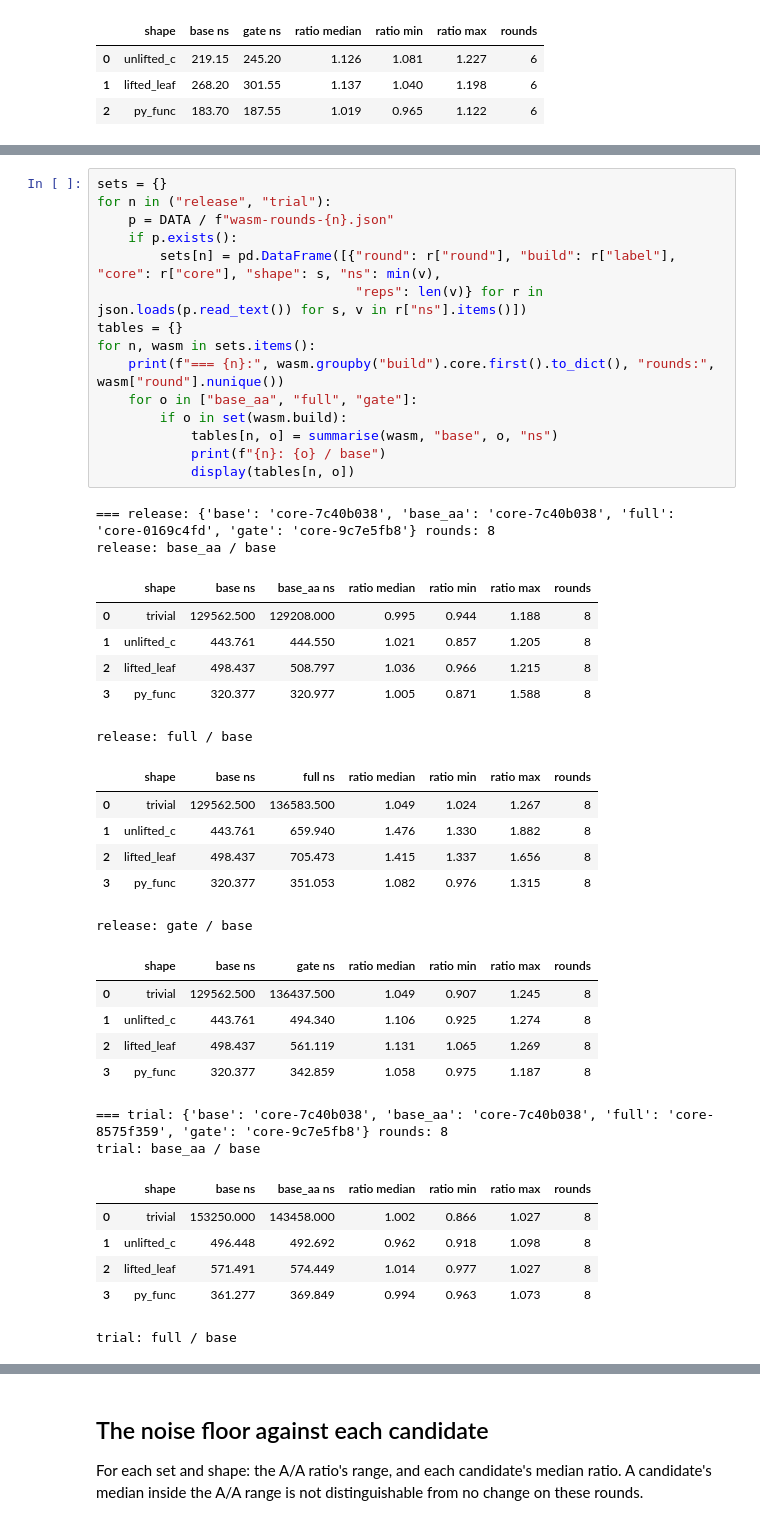
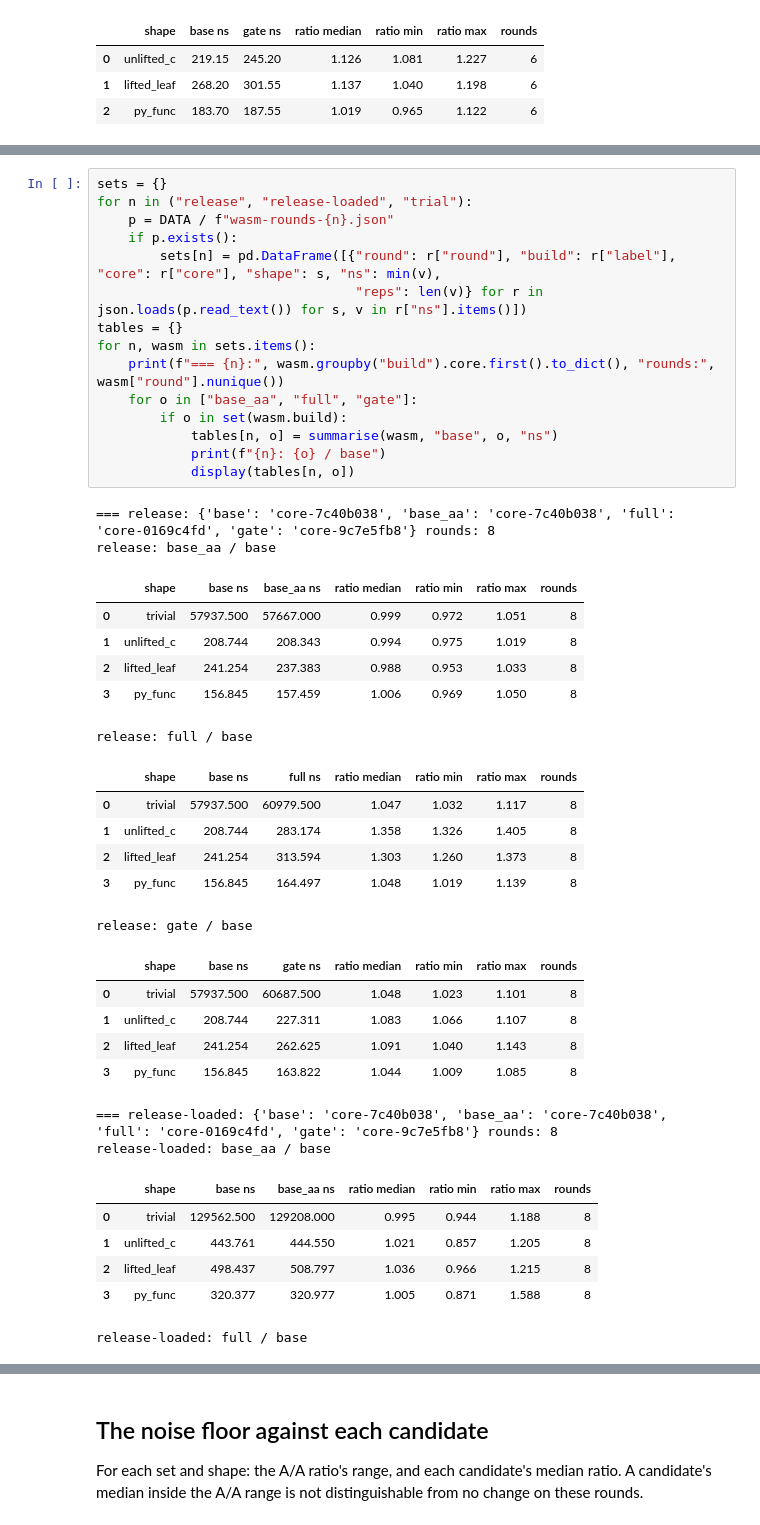
Before and after one commit to parawanderer/window-ml, a Jupyter notebook: notebooks/python-dialect/verify-cost/verify-cost.ipynb, the cells around one changed output, grey strips where cells are left out. Cells and saved outputs as stored; diff of their text form.

```diff
--- a/notebooks/python-dialect/verify-cost/verify-cost.ipynb
+++ b/notebooks/python-dialect/verify-cost/verify-cost.ipynb
@@ -72,44 +80,44 @@ same recipe. Each set is summarised on its own: rounds are paired only within a
 # %%
 sets = {}
-for n in ("release", "trial"):
+for n in ("release", "release-loaded", "trial"):
     p = DATA / f"wasm-rounds-{n}.json"
     if p.exists():
         sets[n] = pd.DataFrame([{"round": r["round"], "build": r["label"], "core": r["core"], "shape": s, "ns": min(v),
                                  "reps": len(v)} for r in json.loads(p.read_text()) for s, v in r["ns"].items()])
 tables = {}
 for n, wasm in sets.items():
     print(f"=== {n}:", wasm.groupby("build").core.first().to_dict(), "rounds:", wasm["round"].nunique())
     for o in ["base_aa", "full", "gate"]:
         if o in set(wasm.build):
             tables[n, o] = summarise(wasm, "base", o, "ns")
             print(f"{n}: {o} / base")
             display(tables[n, o])
 # %% [output]
 === release: {'base': 'core-7c40b038', 'base_aa': 'core-7c40b038', 'full': 'core-0169c4fd', 'gate': 'core-9c7e5fb8'} rounds: 8
 release: base_aa / base
 |  | shape | base ns | base_aa ns | ratio median | ratio min | ratio max | rounds |
-| 0 | trivial | 129562.500 | 129208.000 | 0.995 | 0.944 | 1.188 | 8 |
-| 1 | unlifted_c | 443.761 | 444.550 | 1.021 | 0.857 | 1.205 | 8 |
-| 2 | lifted_leaf | 498.437 | 508.797 | 1.036 | 0.966 | 1.215 | 8 |
-| 3 | py_func | 320.377 | 320.977 | 1.005 | 0.871 | 1.588 | 8 |
+| 0 | trivial | 57937.500 | 57667.000 | 0.999 | 0.972 | 1.051 | 8 |
+| 1 | unlifted_c | 208.744 | 208.343 | 0.994 | 0.975 | 1.019 | 8 |
+| 2 | lifted_leaf | 241.254 | 237.383 | 0.988 | 0.953 | 1.033 | 8 |
+| 3 | py_func | 156.845 | 157.459 | 1.006 | 0.969 | 1.050 | 8 |
 release: full / base
 |  | shape | base ns | full ns | ratio median | ratio min | ratio max | rounds |
-| 0 | trivial | 129562.500 | 136583.500 | 1.049 | 1.024 | 1.267 | 8 |
-| 1 | unlifted_c | 443.761 | 659.940 | 1.476 | 1.330 | 1.882 | 8 |
-| 2 | lifted_leaf | 498.437 | 705.473 | 1.415 | 1.337 | 1.656 | 8 |
-| 3 | py_func | 320.377 | 351.053 | 1.082 | 0.976 | 1.315 | 8 |
+| 0 | trivial | 57937.500 | 60979.500 | 1.047 | 1.032 | 1.117 | 8 |
+| 1 | unlifted_c | 208.744 | 283.174 | 1.358 | 1.326 | 1.405 | 8 |
+| 2 | lifted_leaf | 241.254 | 313.594 | 1.303 | 1.260 | 1.373 | 8 |
+| 3 | py_func | 156.845 | 164.497 | 1.048 | 1.019 | 1.139 | 8 |
 release: gate / base
 |  | shape | base ns | gate ns | ratio median | ratio min | ratio max | rounds |
-| 0 | trivial | 129562.500 | 136437.500 | 1.049 | 0.907 | 1.245 | 8 |
-| 1 | unlifted_c | 443.761 | 494.340 | 1.106 | 0.925 | 1.274 | 8 |
-| 2 | lifted_leaf | 498.437 | 561.119 | 1.131 | 1.065 | 1.269 | 8 |
-| 3 | py_func | 320.377 | 342.859 | 1.058 | 0.975 | 1.187 | 8 |
+| 0 | trivial | 57937.500 | 60687.500 | 1.048 | 1.023 | 1.101 | 8 |
+| 1 | unlifted_c | 208.744 | 227.311 | 1.083 | 1.066 | 1.107 | 8 |
+| 2 | lifted_leaf | 241.254 | 262.625 | 1.091 | 1.040 | 1.143 | 8 |
+| 3 | py_func | 156.845 | 163.822 | 1.044 | 1.009 | 1.085 | 8 |
-=== trial: {'base': 'core-7c40b038', 'base_aa': 'core-7c40b038', 'full': 'core-8575f359', 'gate': 'core-9c7e5fb8'} rounds: 8
-trial: base_aa / base
+=== release-loaded: {'base': 'core-7c40b038', 'base_aa': 'core-7c40b038', 'full': 'core-0169c4fd', 'gate': 'core-9c7e5fb8'} rounds: 8
+release-loaded: base_aa / base
 |  | shape | base ns | base_aa ns | ratio median | ratio min | ratio max | rounds |
-| 0 | trivial | 153250.000 | 143458.000 | 1.002 | 0.866 | 1.027 | 8 |
-| 1 | unlifted_c | 496.448 | 492.692 | 0.962 | 0.918 | 1.098 | 8 |
-| 2 | lifted_leaf | 571.491 | 574.449 | 1.014 | 0.977 | 1.027 | 8 |
-| 3 | py_func | 361.277 | 369.849 | 0.994 | 0.963 | 1.073 | 8 |
+| 0 | trivial | 129562.500 | 129208.000 | 0.995 | 0.944 | 1.188 | 8 |
+| 1 | unlifted_c | 443.761 | 444.550 | 1.021 | 0.857 | 1.205 | 8 |
+| 2 | lifted_leaf | 498.437 | 508.797 | 1.036 | 0.966 | 1.215 | 8 |
+| 3 | py_func | 320.377 | 320.977 | 1.005 | 0.871 | 1.588 | 8 |
-trial: full / base
+release-loaded: full / base
 |  | shape | base ns | full ns | ratio median | ratio min | ratio max | rounds |
```
Also changed, not shown: parts of 9 cells of this notebook, 5 other files.
